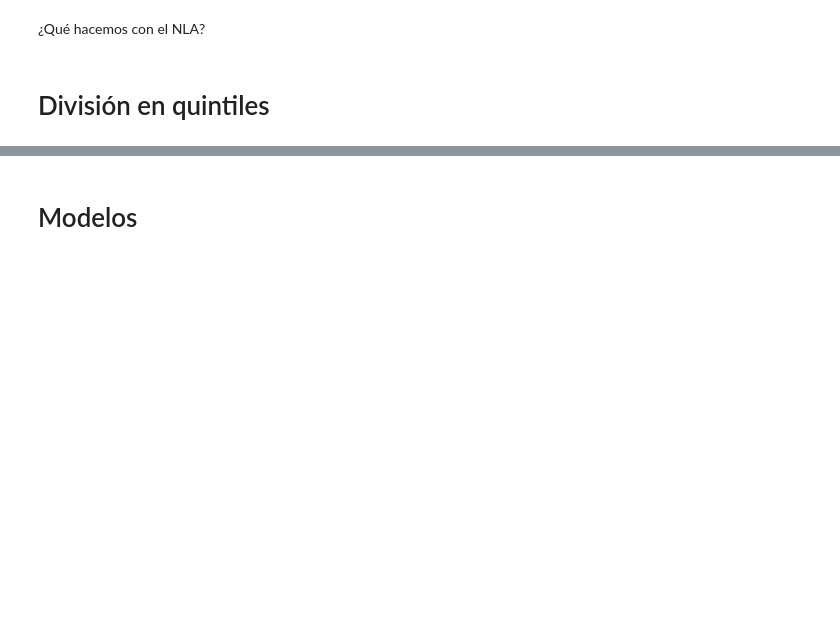
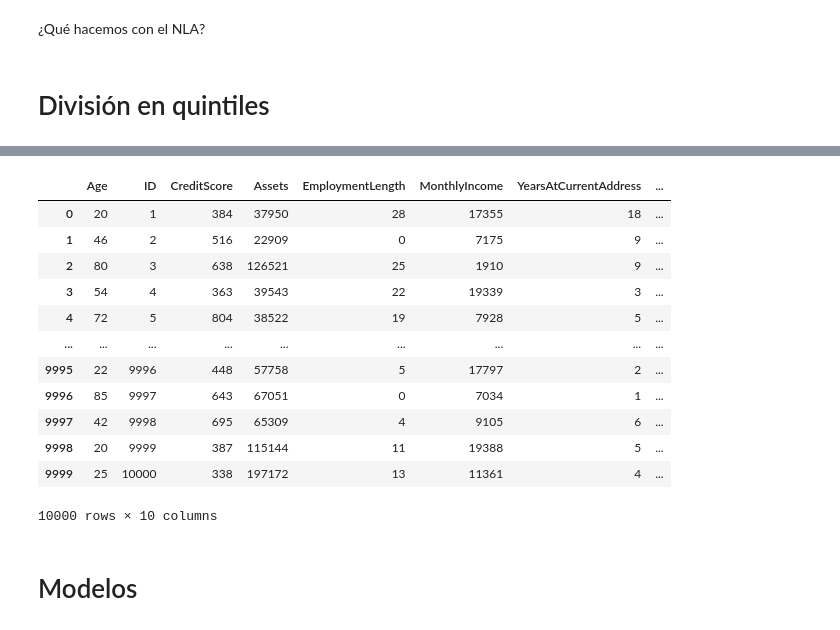
Before and after one commit to jruedaa/Finanzas, a Jupyter notebook: a_preprocesamiento.ipynb, the cells around one changed output, grey strips where cells are left out. Cells and saved outputs as stored; diff of their text form; code cells hidden in the pictures; blank space fills up the shorter version.

```diff
--- a/a_preprocesamiento.ipynb
+++ b/a_preprocesamiento.ipynb
@@ -486,0 +511,2 @@ datos_historicos
+# %%
+mejores_variables, _ = seleccionar_variables_quintiles(datos_historicos, n_variables=8)
@@ -487,3 +524,21 @@ datos_historicos
+# %%
+datos_historicos2 = datos_historicos[mejores_variables + ['NoPaidPerc', 'Quintil']].copy()
+# %%
+datos_historicos2
+# %% [output]
+|  | Age | ID | CreditScore | Assets | EmploymentLength | MonthlyIncome | YearsAtCurrentAddress | ... |
+| 0 | 20 | 1 | 384 | 37950 | 28 | 17355 | 18 | ... |
+| 1 | 46 | 2 | 516 | 22909 | 0 | 7175 | 9 | ... |
+| 2 | 80 | 3 | 638 | 126521 | 25 | 1910 | 9 | ... |
+| 3 | 54 | 4 | 363 | 39543 | 22 | 19339 | 3 | ... |
+| 4 | 72 | 5 | 804 | 38522 | 19 | 7928 | 5 | ... |
+| ... | ... | ... | ... | ... | ... | ... | ... | ... |
+| 9995 | 22 | 9996 | 448 | 57758 | 5 | 17797 | 2 | ... |
+| 9996 | 85 | 9997 | 643 | 67051 | 0 | 7034 | 1 | ... |
+| 9997 | 42 | 9998 | 695 | 65309 | 4 | 9105 | 6 | ... |
+| 9998 | 20 | 9999 | 387 | 115144 | 11 | 19388 | 5 | ... |
+| 9999 | 25 | 10000 | 338 | 197172 | 13 | 11361 | 4 | ... |
+10000 rows × 10 columns
 # %% [markdown]
 # Modelos
 # %% [markdown]
```
Also changed, not shown: parts of 5 cells of this notebook.
